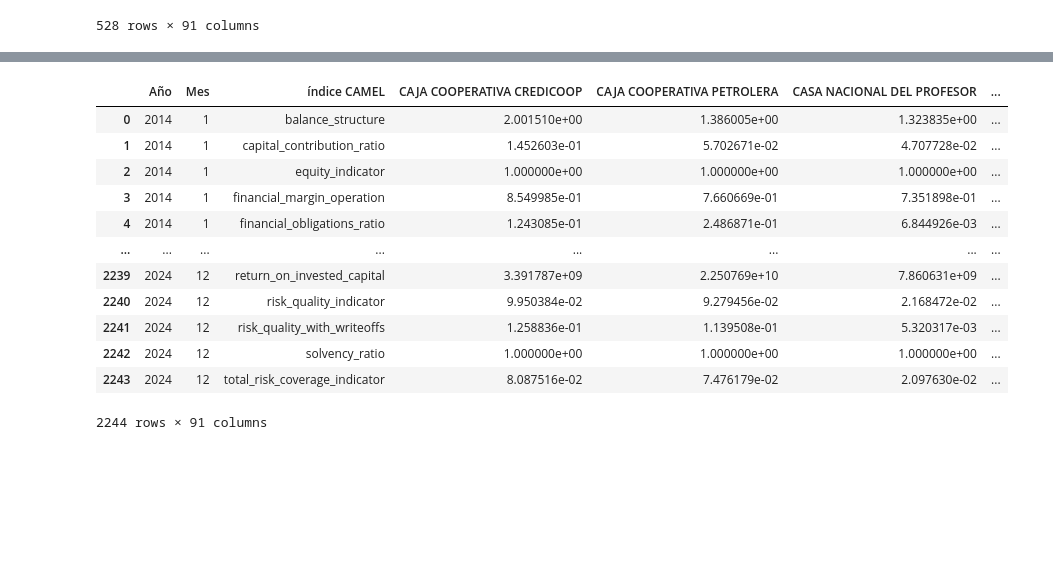
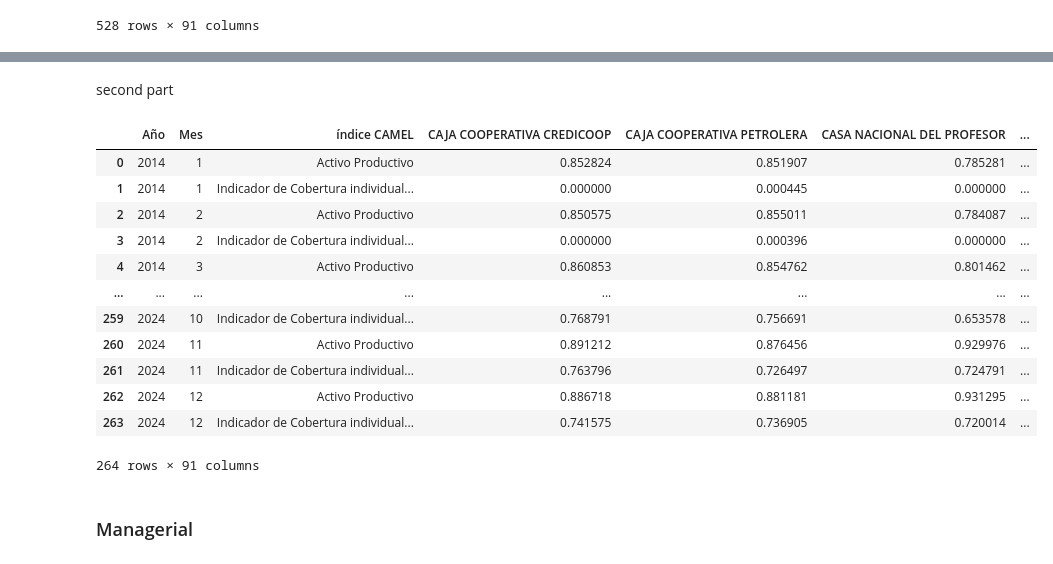
Before and after one commit to LianaD26/CAMEL_Model_percentages, a Jupyter notebook: CAMEL_model_general.ipynb, the cells around one changed output, grey strips where cells are left out. Saved outputs shown, nothing was run; the diff lists cells and outputs as text; code cells hidden in the pictures; blank space fills up the shorter version.

```diff
--- a/CAMEL_model_general.ipynb
+++ b/CAMEL_model_general.ipynb
@@ -367,0 +365,12 @@ KeyboardInterrupt:
+# %%
+partial_func_a = partial(calculate_values_assets_1, coops=coops, years=years, months=months, indices_camel=indexes_camel)
+
+# every company
+with ProcessPoolExecutor(max_workers=4) as executor:
+    resultados = list(executor.map(partial_func_a, keys))
+
+rows_a = [fila for sublista in resultados for fila in sublista]
+
+df_a = pd.DataFrame(rows_a, columns=['Año', 'Mes', 'índice CAMEL', 'Cooperativa', 'valor CAMEL'])
+df_pivot_a = df_a.pivot_table(index=['Año', 'Mes', 'índice CAMEL'], columns='Cooperativa', values='valor CAMEL').reset_index()
+df_pivot_a.columns.name = None
@@ -368,19 +393,35 @@ KeyboardInterrupt:
+# %% [markdown]
+second part
+# %%
+partial_func_a_2 = partial(calculate_values_assets_2, coops=coops, years=years, months=months, indices_camel=indexes_camel)
+
+# every company
+with ProcessPoolExecutor(max_workers=4) as executor:
+    resultados_2 = list(executor.map(partial_func_a_2, keys))
+
+rows_a_2 = [fila for sublista in resultados_2 for fila in sublista]
+
+df_a_2 = pd.DataFrame(rows_a_2, columns=['Año', 'Mes', 'índice CAMEL', 'Cooperativa', 'valor CAMEL'])
+df_pivot_a_2 = df_a_2.pivot_table(index=['Año', 'Mes', 'índice CAMEL'], columns='Cooperativa', values='valor CAMEL').reset_index()
+df_pivot_a_2.columns.name = None
 # %%
-df_pivot2
+df_pivot_a_2
 # %% [output]
 |  | Año | Mes | índice CAMEL | CAJA COOPERATIVA CREDICOOP | CAJA COOPERATIVA PETROLERA | CASA NACIONAL DEL PROFESOR | ... |
-| 0 | 2014 | 1 | balance_structure | 2.001510e+00 | 1.386005e+00 | 1.323835e+00 | ... |
-| 1 | 2014 | 1 | capital_contribution_ratio | 1.452603e-01 | 5.702671e-02 | 4.707728e-02 | ... |
-| 2 | 2014 | 1 | equity_indicator | 1.000000e+00 | 1.000000e+00 | 1.000000e+00 | ... |
-| 3 | 2014 | 1 | financial_margin_operation | 8.549985e-01 | 7.660669e-01 | 7.351898e-01 | ... |
-| 4 | 2014 | 1 | financial_obligations_ratio | 1.243085e-01 | 2.486871e-01 | 6.844926e-03 | ... |
+| 0 | 2014 | 1 | Activo Productivo | 0.852824 | 0.851907 | 0.785281 | ... |
+| 1 | 2014 | 1 | Indicador de Cobertura individual... | 0.000000 | 0.000445 | 0.000000 | ... |
+| 2 | 2014 | 2 | Activo Productivo | 0.850575 | 0.855011 | 0.784087 | ... |
+| 3 | 2014 | 2 | Indicador de Cobertura individual... | 0.000000 | 0.000396 | 0.000000 | ... |
+| 4 | 2014 | 3 | Activo Productivo | 0.860853 | 0.854762 | 0.801462 | ... |
 | ... | ... | ... | ... | ... | ... | ... | ... |
-| 2239 | 2024 | 12 | return_on_invested_capital | 3.391787e+09 | 2.250769e+10 | 7.860631e+09 | ... |
-| 2240 | 2024 | 12 | risk_quality_indicator | 9.950384e-02 | 9.279456e-02 | 2.168472e-02 | ... |
-| 2241 | 2024 | 12 | risk_quality_with_writeoffs | 1.258836e-01 | 1.139508e-01 | 5.320317e-03 | ... |
-| 2242 | 2024 | 12 | solvency_ratio | 1.000000e+00 | 1.000000e+00 | 1.000000e+00 | ... |
-| 2243 | 2024 | 12 | total_risk_coverage_indicator | 8.087516e-02 | 7.476179e-02 | 2.097630e-02 | ... |
+| 259 | 2024 | 10 | Indicador de Cobertura individual... | 0.768791 | 0.756691 | 0.653578 | ... |
+| 260 | 2024 | 11 | Activo Productivo | 0.891212 | 0.876456 | 0.929976 | ... |
+| 261 | 2024 | 11 | Indicador de Cobertura individual... | 0.763796 | 0.726497 | 0.724791 | ... |
+| 262 | 2024 | 12 | Activo Productivo | 0.886718 | 0.881181 | 0.931295 | ... |
+| 263 | 2024 | 12 | Indicador de Cobertura individual... | 0.741575 | 0.736905 | 0.720014 | ... |
-2244 rows × 91 columns
+264 rows × 91 columns
+# %% [markdown]
+### Managerial
 # %%
 def calculate_values_managerial(company, coops, years, months, indices_camel):
     rows = []
```
Also changed, not shown: parts of 18 cells of this notebook.
